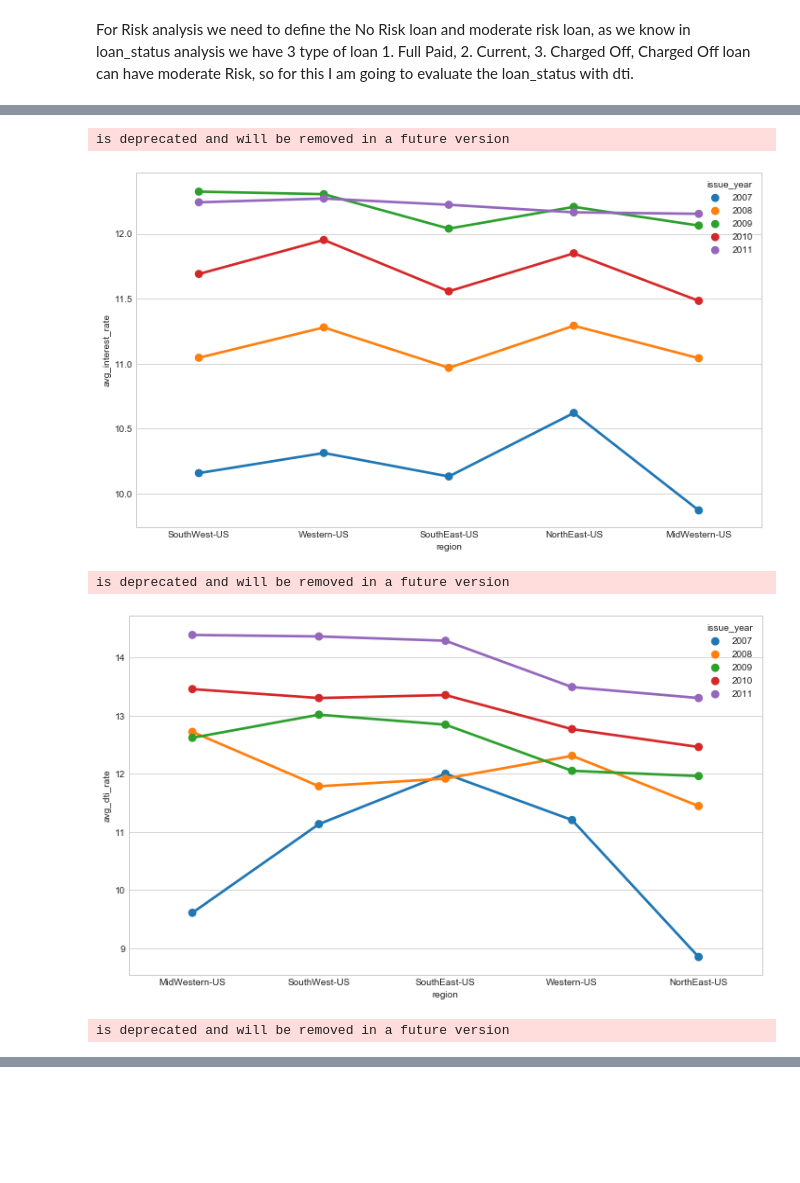
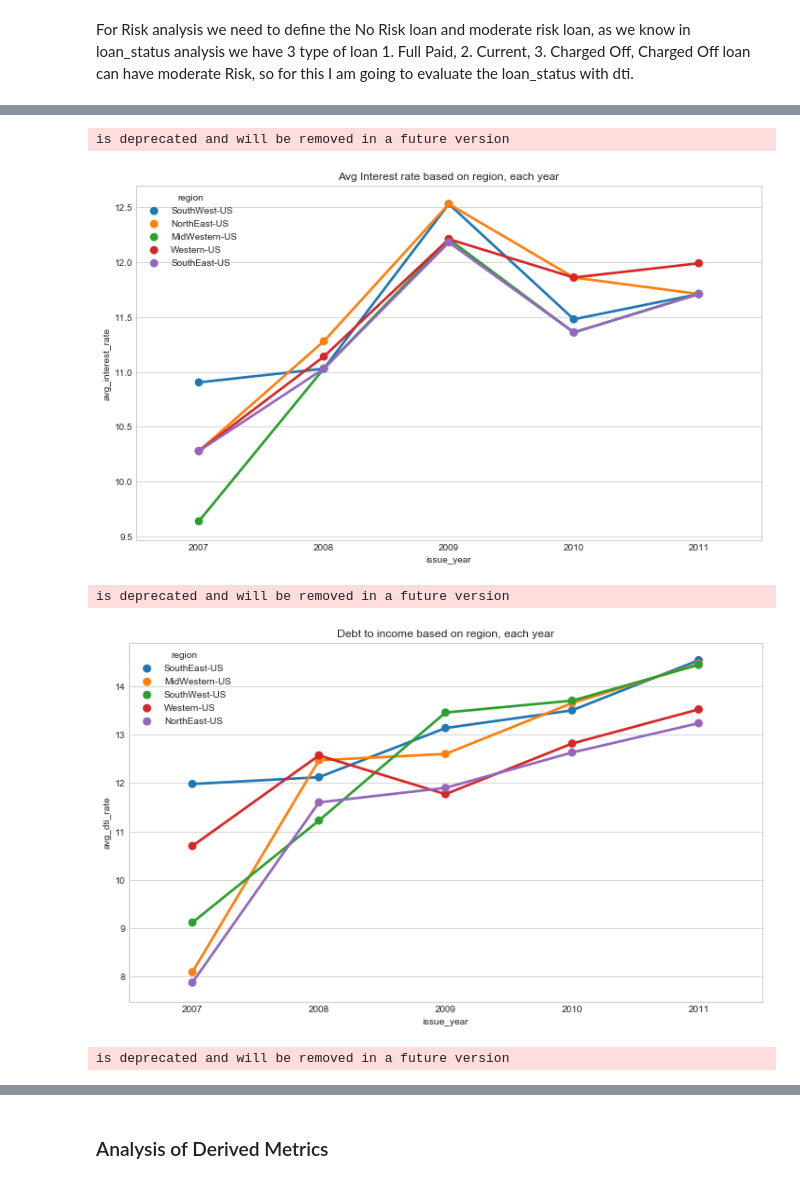
Before and after one commit to brijesh1100/P2-Gramener-Case-Study, a Jupyter notebook: Brijesh_Gramnner_Case_study.ipynb, the cells around one changed output, grey strips where cells are left out. Cells and saved outputs as stored; diff of their text form; code cells hidden in the pictures; blank space fills up the shorter version.

```diff
--- a/Brijesh_Gramnner_Case_study.ipynb
+++ b/Brijesh_Gramnner_Case_study.ipynb
@@ -67,0 +91,5 @@ loan_df['funded_amnt'] = (loan_df.funded_amnt)/1000000
+# %%
+for col in cont_cols:
+    percentiles = loan_df[col].quantile([0.01,0.97]).values
+    loan_df[col][loan_df[col] <= percentiles[0]] = percentiles[0]
+    loan_df[col][loan_df[col] >= percentiles[1]] = percentiles[1]
@@ -450,46 +474,49 @@ ax[1].set(ylabel="(%)")
 # loan_df.groupby(['issue_year', 'region']).int_rate.mean()
 plt.figure(figsize=(12, 7))
 
-region_wise_int_avg = loan_df.groupby(['issue_year','region'])['int_rate'].agg({'avg_interest_rate':'mean'})
+region_wise_int_avg = loan_df.groupby(['issue_year','region'])['int_rate'].agg({'avg_interest_rate':'median'})
 region_wise_int_avg = region_wise_int_avg.sort_values('avg_interest_rate', ascending=False)
 region_wise_int_avg.columns.name = None
 region_wise_int_avg = region_wise_int_avg.reset_index()
 region_wise_int_avg
 
-sns.pointplot(x = region_wise_int_avg.region ,
+plt.title('Avg Interest rate based on region, each year')
+sns.pointplot(x = region_wise_int_avg.issue_year ,
               y = region_wise_int_avg.avg_interest_rate ,
-              hue = region_wise_int_avg.issue_year)
+              hue = region_wise_int_avg.region)
 
 plt.show()
 
 plt.figure(figsize=(12, 7))
-region_wise_dti_avg = loan_df.groupby(['issue_year','region'])['dti'].agg({'avg_dti_rate':'mean'})
+region_wise_dti_avg = loan_df.groupby(['issue_year','region'])['dti'].agg({'avg_dti_rate':'median'})
 region_wise_dti_avg = region_wise_dti_avg.sort_values('avg_dti_rate', ascending=False)
 region_wise_dti_avg.columns.name = None
 region_wise_dti_avg = region_wise_dti_avg.reset_index()
 region_wise_dti_avg
 
-sns.pointplot(x = region_wise_dti_avg.region ,
+plt.title('Debt to income based on region, each year')
+sns.pointplot(x = region_wise_dti_avg.issue_year ,
               y = region_wise_dti_avg.avg_dti_rate ,
-              hue = region_wise_dti_avg.issue_year)
+              hue = region_wise_dti_avg.region)
 
 plt.show()
 
 plt.figure(figsize=(12, 7))
-region_wise_annual_inc = loan_df.groupby(['issue_year','region'])['annual_inc'].agg({'median_annual_inc_in_million_dollor':'median'})
+region_wise_annual_inc = loan_df.groupby(['issue_year','region'])['annual_inc'].agg({'median_annual_inc_in_million_dollor':'mean'})
 region_wise_annual_inc = region_wise_annual_inc.sort_values('median_annual_inc_in_million_dollor', ascending=False)
 region_wise_annual_inc.columns.name = None
 region_wise_annual_inc = region_wise_annual_inc.reset_index()
 region_wise_annual_inc
 
-sns.pointplot(x = region_wise_annual_inc.region ,
+plt.title('Annual income based on region, each year')
+sns.pointplot(x = region_wise_annual_inc.issue_year ,
               y = region_wise_annual_inc.median_annual_inc_in_million_dollor ,
-              hue = region_wise_annual_inc.issue_year)
+              hue = region_wise_annual_inc.region)
 
 plt.show()
 # %% [output]
 is deprecated and will be removed in a future version
-[figure, old version]
+[figure, new version]
 is deprecated and will be removed in a future version
-[figure, old version]
+[figure, new version]
 is deprecated and will be removed in a future version
@@ -496,0 +524,2 @@ is deprecated and will be removed in a future version
+# %% [markdown]
+### Analysis of Derived Metrics
```
Also changed, not shown: parts of 55 cells of this notebook.
